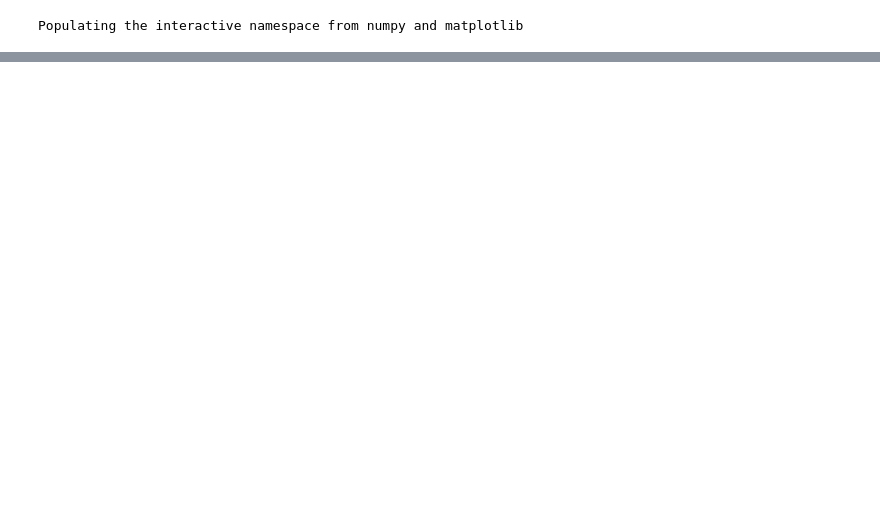
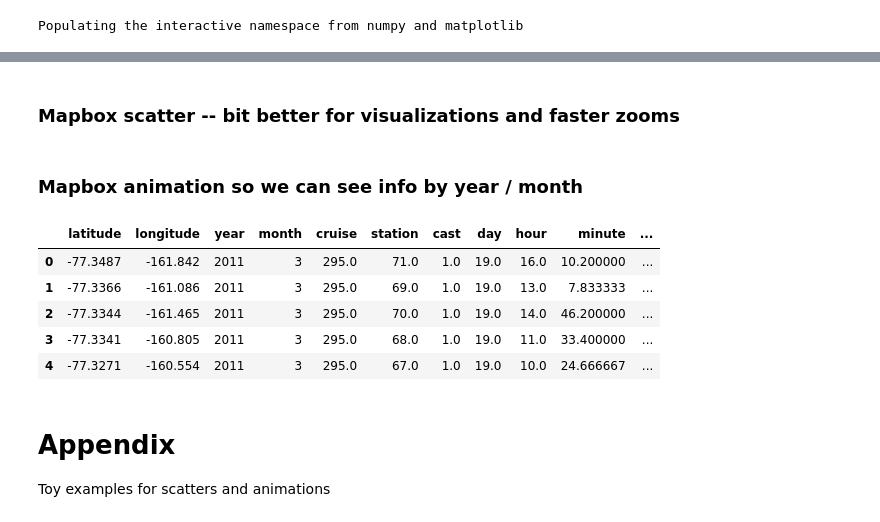
Before and after one commit to shishirdash/ds-oae, a Jupyter notebook: analysis.ipynb, the cells around one changed output, grey strips where cells are left out. Cells and saved outputs as stored; diff of their text form; code cells hidden in the pictures; blank space fills up the shorter version.

```diff
--- a/analysis.ipynb
+++ b/analysis.ipynb
@@ -70,0 +125,2 @@ fig.show()
+# %% [markdown]
+### Mapbox scatter -- bit better for visualizations and faster zooms
@@ -70,0 +177,2 @@ fig.show()
+# %% [markdown]
+### Mapbox animation so we can see info by year / month
@@ -70,0 +184,14 @@ fig.show()
+# %%
+mapbox_token = 'pk.eyJ1IjoiY3J1ZHJhdmVuIiwiYSI6ImNsY3hudzJ2bjBiMDYzcG9kanBlbzAyN2gifQ.T_YCJafqnnVPafhfKD83ag'
+dfgy = dfg.query("year >= 2008").replace(-9999, nan).groupby([
+    'latitude', 'longitude', 'year', 'month' #, 'day'
+    ]).mean().reset_index()
+dfgy['date'] = pd.to_datetime(dict(year=dfgy.year, month=dfgy.month, day=1)).astype(str)
+display(dfgy.head())
+# %% [output]
+|  | latitude | longitude | year | month | cruise | station | cast | day | hour | minute | ... |
+| 0 | -77.3487 | -161.842 | 2011 | 3 | 295.0 | 71.0 | 1.0 | 19.0 | 16.0 | 10.200000 | ... |
+| 1 | -77.3366 | -161.086 | 2011 | 3 | 295.0 | 69.0 | 1.0 | 19.0 | 13.0 | 7.833333 | ... |
+| 2 | -77.3344 | -161.465 | 2011 | 3 | 295.0 | 70.0 | 1.0 | 19.0 | 14.0 | 46.200000 | ... |
+| 3 | -77.3341 | -160.805 | 2011 | 3 | 295.0 | 68.0 | 1.0 | 19.0 | 11.0 | 33.400000 | ... |
+| 4 | -77.3271 | -160.554 | 2011 | 3 | 295.0 | 67.0 | 1.0 | 19.0 | 10.0 | 24.666667 | ... |
@@ -71 +300,4 @@ fig.show()
+# %% [markdown]
+# Appendix
+Toy examples for scatters and animations
 # %%
```
Also changed, not shown: parts of 17 cells of this notebook.
